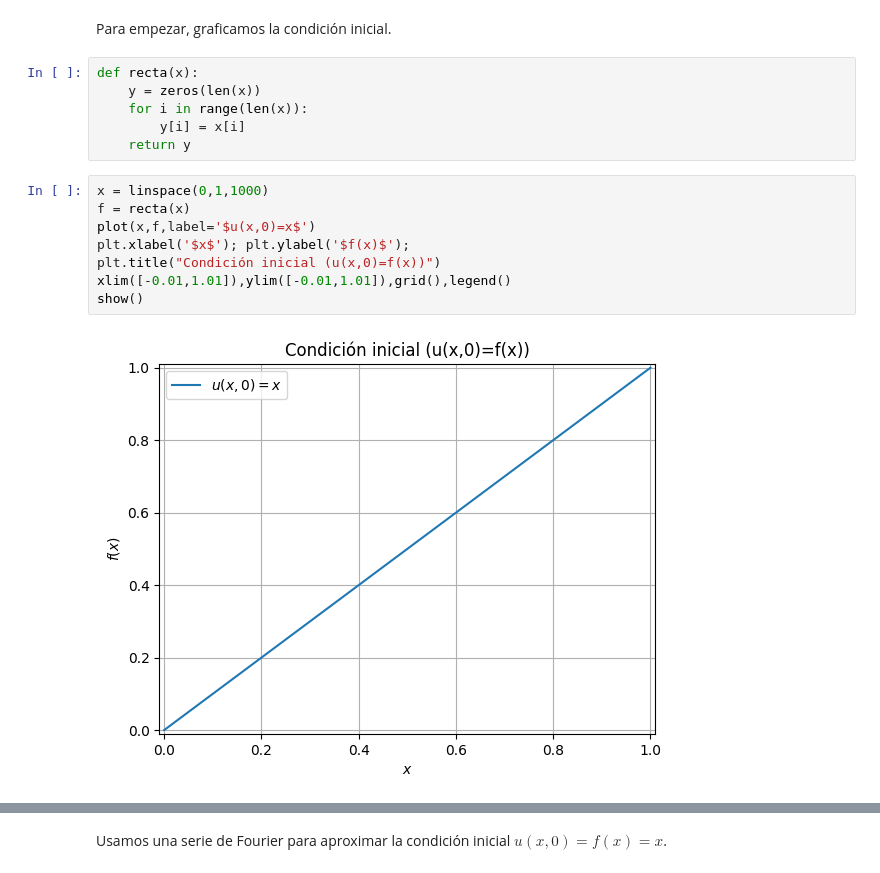
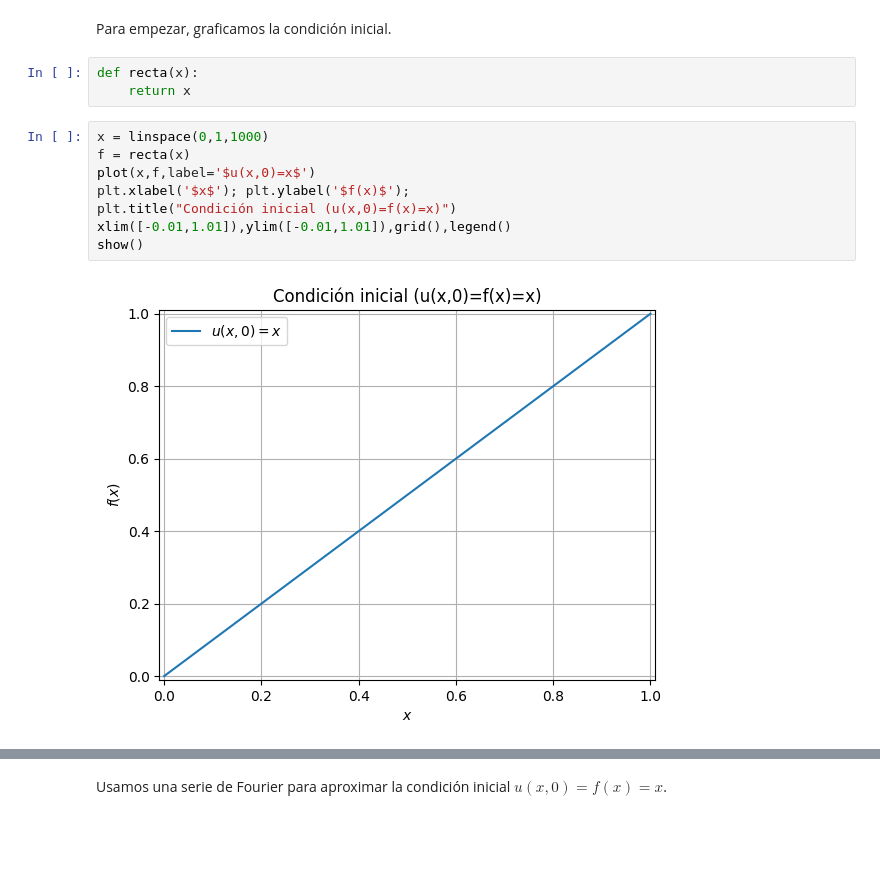
Before and after one commit to Guadalupe-218/EDP-1, a Jupyter notebook: Ecuacion del calor.ipynb, the cells around one changed output, grey strips where cells are left out. Saved outputs shown, nothing was run; the diff lists cells and outputs as text; blank space fills up the shorter version.

```diff
--- a/Ecuacion del calor.ipynb
+++ b/Ecuacion del calor.ipynb
@@ -15,19 +15,16 @@ Este problema modela la transferencia de calor en una barra ideal delgada, con $
 from pylab import *
 # %% [markdown]
 Para empezar, graficamos la condición inicial.
-# %%
-def recta(x):
-    y = zeros(len(x))
-    for i in range(len(x)):
-        y[i] = x[i]
-    return y
+# %%
+def recta(x):
+    return x
 # %%
 x = linspace(0,1,1000)
 f = recta(x)
 plot(x,f,label='$u(x,0)=x$')
 plt.xlabel('$x$'); plt.ylabel('$f(x)$');
-plt.title("Condición inicial (u(x,0)=f(x))")
+plt.title("Condición inicial (u(x,0)=f(x)=x)")
 xlim([-0.01,1.01]),ylim([-0.01,1.01]),grid(),legend()
 show()
 # %% [output]
-[figure, old version]
+[figure, new version]
```
Also changed, not shown: parts of 9 cells of this notebook.
